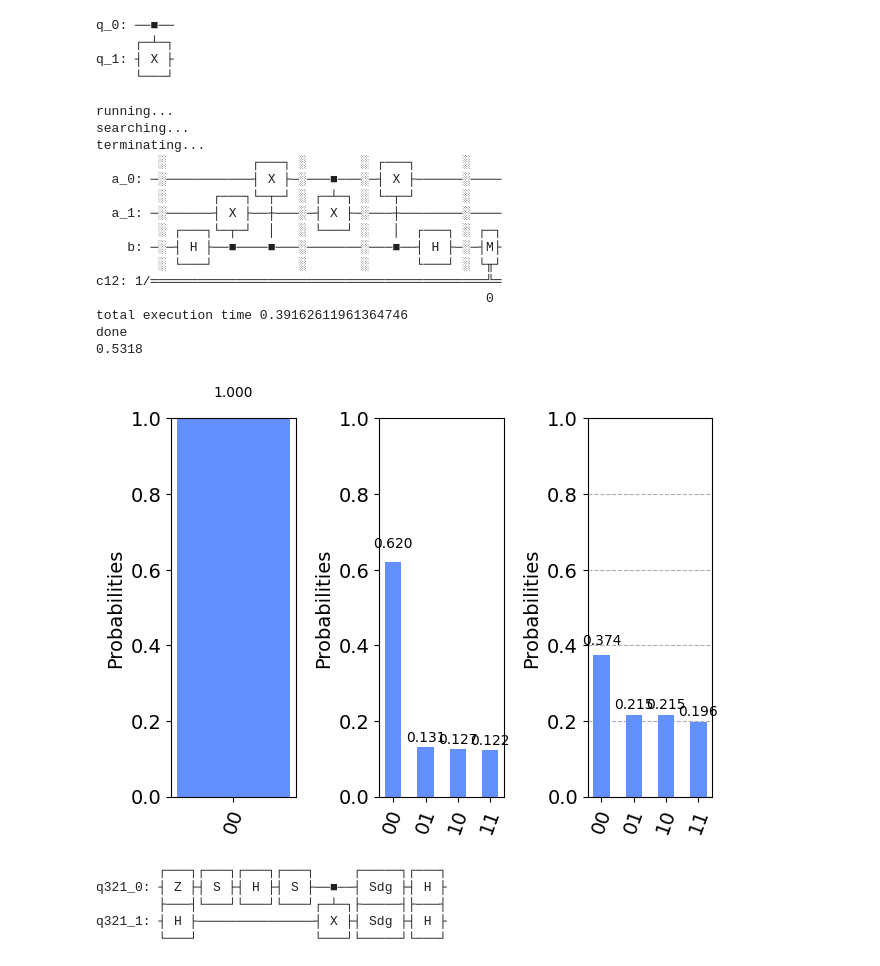
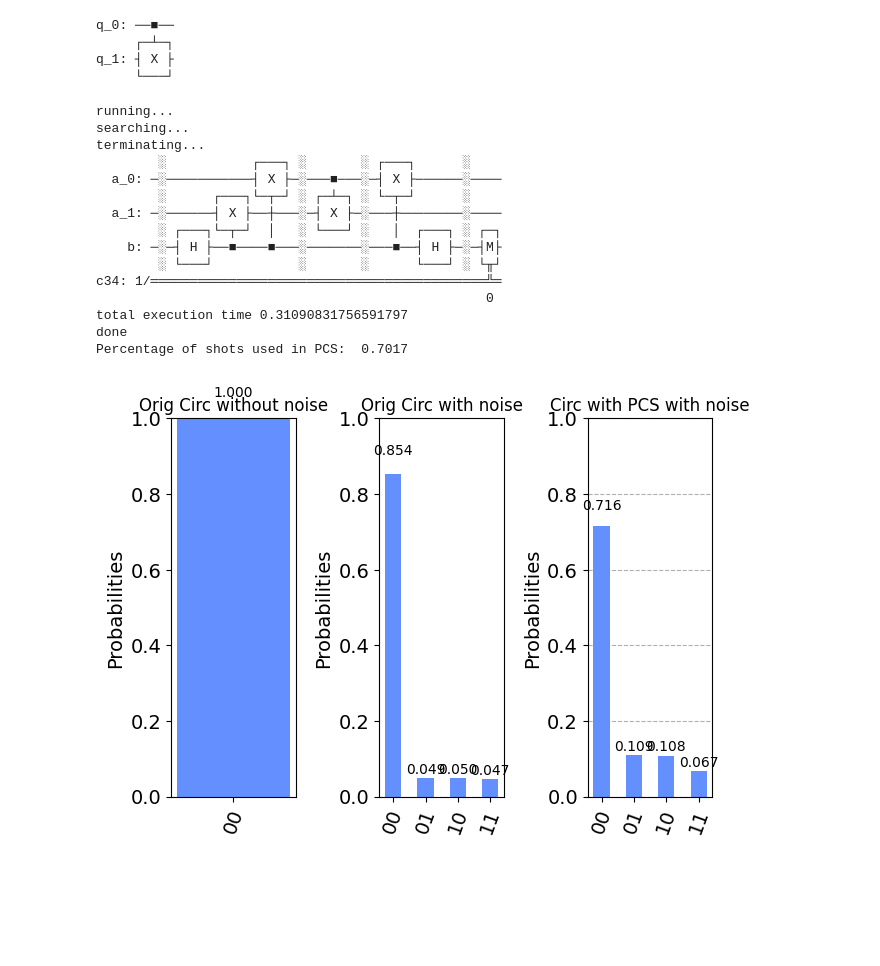
Before and after one commit to rajatchandavar/PCS_noise_mitigation_symmetry, a Jupyter notebook: test_random_cliff_circuit.ipynb, the cells around one changed output. Cells and saved outputs as stored; diff of their text form; code cells hidden in the pictures; blank space fills up the shorter version.

```diff
--- a/test_random_cliff_circuit.ipynb
+++ b/test_random_cliff_circuit.ipynb
@@ -103,5 +110,5 @@ done
 # %%
-dep_err_channel = depolarizing_error(0.5, 2)
+dep_err_channel = depolarizing_error(0.2, 2)
 print(dep_err_channel)
 noise_model_dep_err_multi = NoiseModel()
 noise_model_dep_err_multi.add_all_qubit_quantum_error(dep_err_channel, 'cx')
@@ -175,48 +185,33 @@ q_1: ┤ X ├
 # %%
 num_shots = 10000
 noise_model = noise_model_dep_err_multi
 
 count = simulate_with_pcs(circ, noise_model, 1, num_shots)
-print(sum(count.values())/num_shots)
+print('Percentage of shots used in PCS: ', sum(count.values())/num_shots)
 
 fig, axs = plt.subplots(1, 3)
 plot_histogram(simulate(circ, None, num_shots), ax=axs[0])
+axs[0].set_title('Orig Circ without noise')
 plot_histogram(simulate(circ, noise_model, num_shots), ax=axs[1])
+axs[1].set_title('Orig Circ with noise')
 plot_histogram(count, ax=axs[2])
+axs[2].set_title('Circ with PCS with noise')
 plt.setp(axs, ylim=(0,1))
 fig.tight_layout()
 # %% [output]
 running...
 searching...
 terminating...
         ░           ┌───┐ ░       ░ ┌───┐      ░
   a_0: ─░───────────┤ X ├─░───■───░─┤ X ├──────░────
         ░      ┌───┐└─┬─┘ ░ ┌─┴─┐ ░ └─┬─┘      ░
   a_1: ─░──────┤ X ├──┼───░─┤ X ├─░───┼────────░────
         ░ ┌───┐└─┬─┘  │   ░ └───┘ ░   │  ┌───┐ ░ ┌─┐
     b: ─░─┤ H ├──■────■───░───────░───■──┤ H ├─░─┤M├
         ░ └───┘           ░       ░      └───┘ ░ └╥┘
-c12: 1/═══════════════════════════════════════════╩═
+c34: 1/═══════════════════════════════════════════╩═
                                                   0
-total execution time 0.39162611961364746
+total execution time 0.31090831756591797
 done
-0.5318
+Percentage of shots used in PCS:  0.7017
-[figure, old version]
+[figure, new version]
-# %%
-n_qubits=2
-n_cnots = 1
-
-# rep = 3
-circ = cg.generate_a_random_clifford_circuit(n_qubits, n_cnots, 0)
-# circ = QuantumCircuit(n_qubits)
-# for i in range(rep):
-#     circ.h(0)
-#     circ.cnot(0, 1)
-#     # circ.x(2)
-print(circ)
-# %% [output]
-        ┌───┐┌───┐┌───┐┌───┐     ┌─────┐┌───┐
-q321_0: ┤ Z ├┤ S ├┤ H ├┤ S ├──■──┤ Sdg ├┤ H ├
-        ├───┤└───┘└───┘└───┘┌─┴─┐├─────┤├───┤
-q321_1: ┤ H ├───────────────┤ X ├┤ Sdg ├┤ H ├
-        └───┘               └───┘└─────┘└───┘
```
Also changed, not shown: parts of 12 cells of this notebook, 2 other files.
